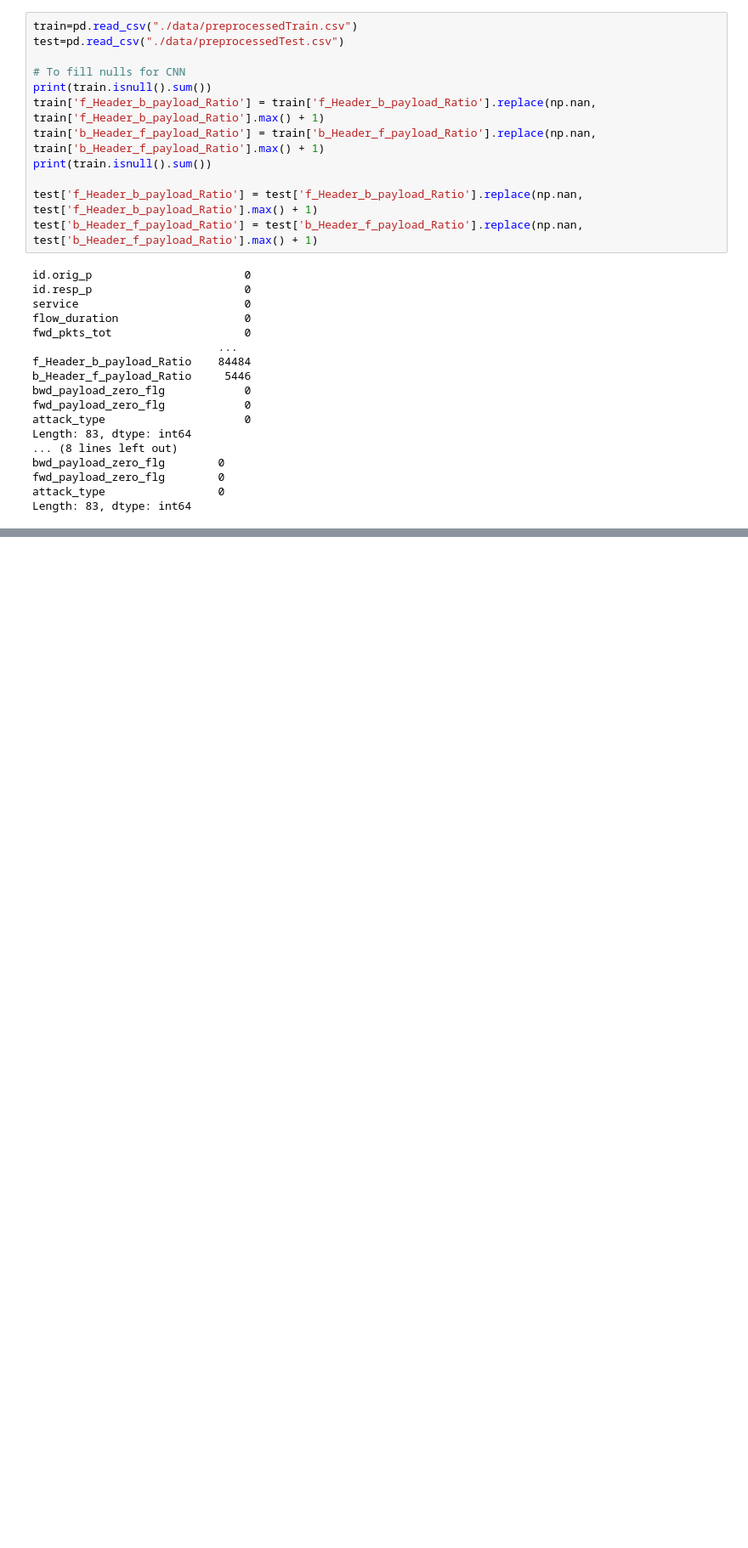
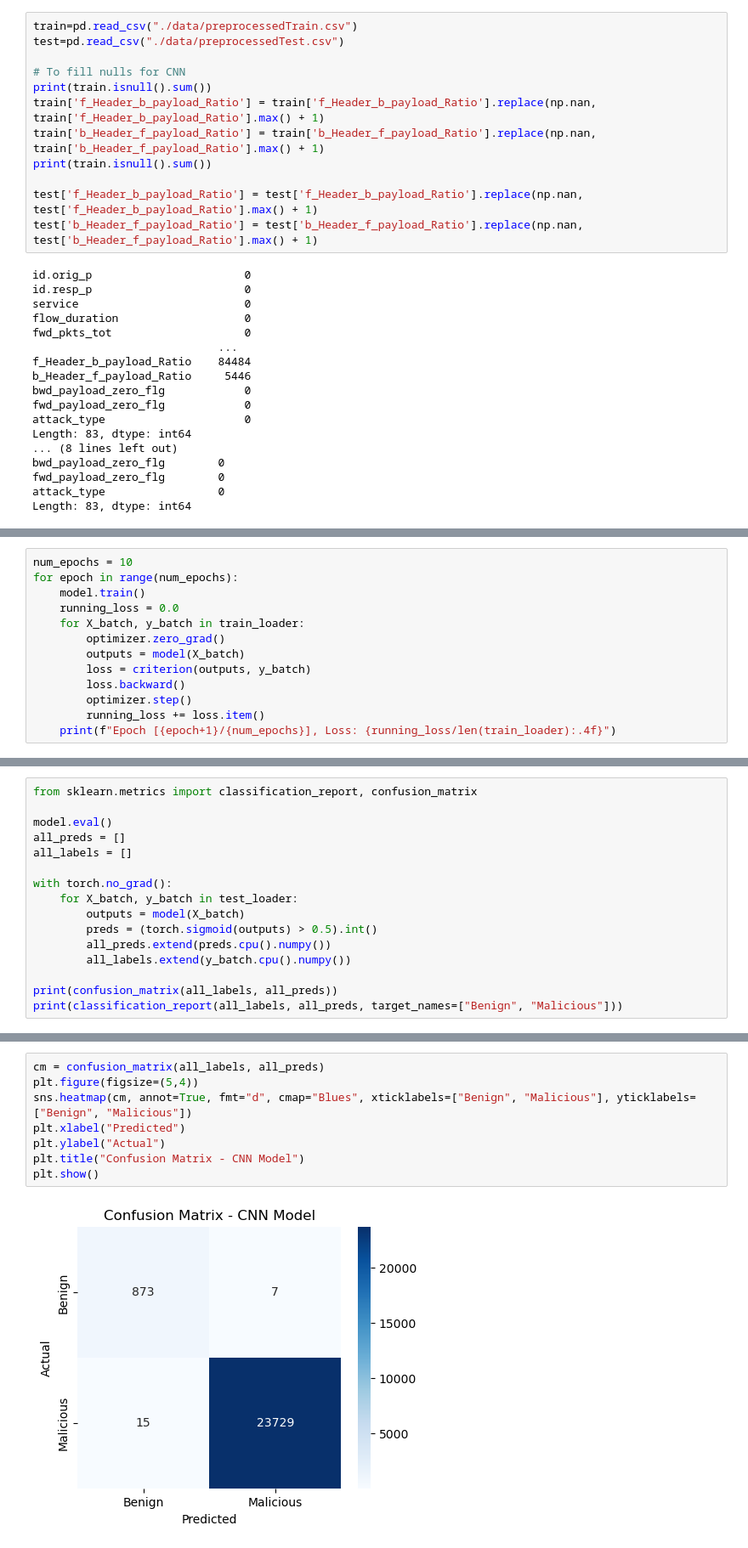
Before and after one commit to wiIliu/IoT-AI-IDSs-edge-testing, a Jupyter notebook: cnn_base.ipynb, the cells around one changed output, grey strips where cells are left out. Shown at 85% size. Drawn from its saved outputs; the diff is of its cells as text; blank space fills up the shorter version.

Commit message:
further updated cnn model

```diff
--- a/cnn_base.ipynb
+++ b/cnn_base.ipynb
@@ -94,0 +171,13 @@ test_loader = DataLoader(test_dataset, batch_size=64)
+# %%
+num_epochs = 10
+for epoch in range(num_epochs):
+    model.train()
+    running_loss = 0.0
+    for X_batch, y_batch in train_loader:
+        optimizer.zero_grad()
+        outputs = model(X_batch)
+        loss = criterion(outputs, y_batch)
+        loss.backward()
+        optimizer.step()
+        running_loss += loss.item()
+    print(f"Epoch [{epoch+1}/{num_epochs}], Loss: {running_loss/len(train_loader):.4f}")
@@ -112,0 +213,16 @@ optimizer = torch.optim.Adam(model.parameters(), lr=0.0001)
+# %%
+from sklearn.metrics import classification_report, confusion_matrix
+
+model.eval()
+all_preds = []
+all_labels = []
+
+with torch.no_grad():
+    for X_batch, y_batch in test_loader:
+        outputs = model(X_batch)
+        preds = (torch.sigmoid(outputs) > 0.5).int()
+        all_preds.extend(preds.cpu().numpy())
+        all_labels.extend(y_batch.cpu().numpy())
+
+print(confusion_matrix(all_labels, all_preds))
+print(classification_report(all_labels, all_preds, target_names=["Benign", "Malicious"]))
@@ -113 +270,11 @@ optimizer = torch.optim.Adam(model.parameters(), lr=0.0001)
+# %%
+cm = confusion_matrix(all_labels, all_preds)
+plt.figure(figsize=(5,4))
+sns.heatmap(cm, annot=True, fmt="d", cmap="Blues", xticklabels=["Benign", "Malicious"], yticklabels=["Benign", "Malicious"])
+plt.xlabel("Predicted")
+plt.ylabel("Actual")
+plt.title("Confusion Matrix - CNN Model")
+plt.show()
+# %% [output]
+[figure, added]
 # %%
```
Also changed, not shown: parts of 16 cells of this notebook.
